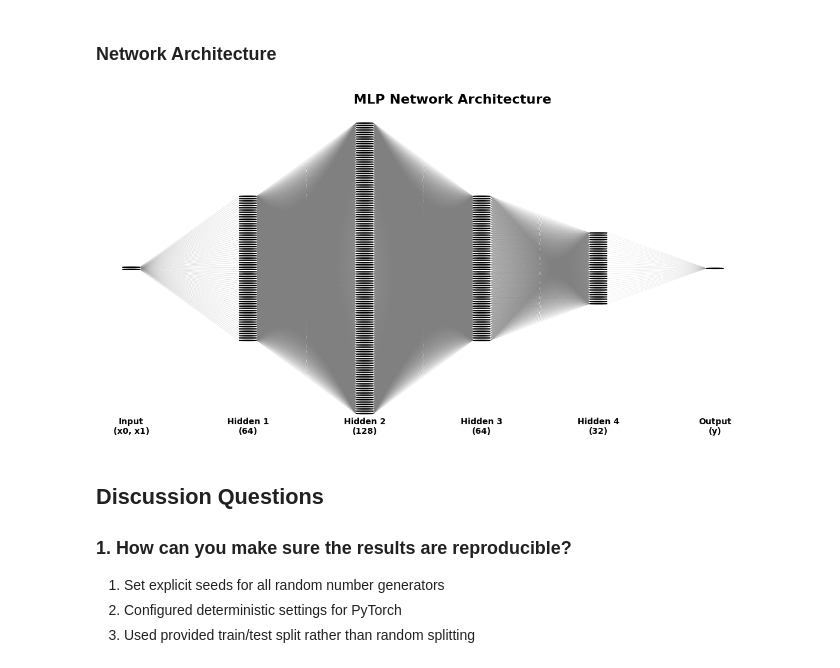
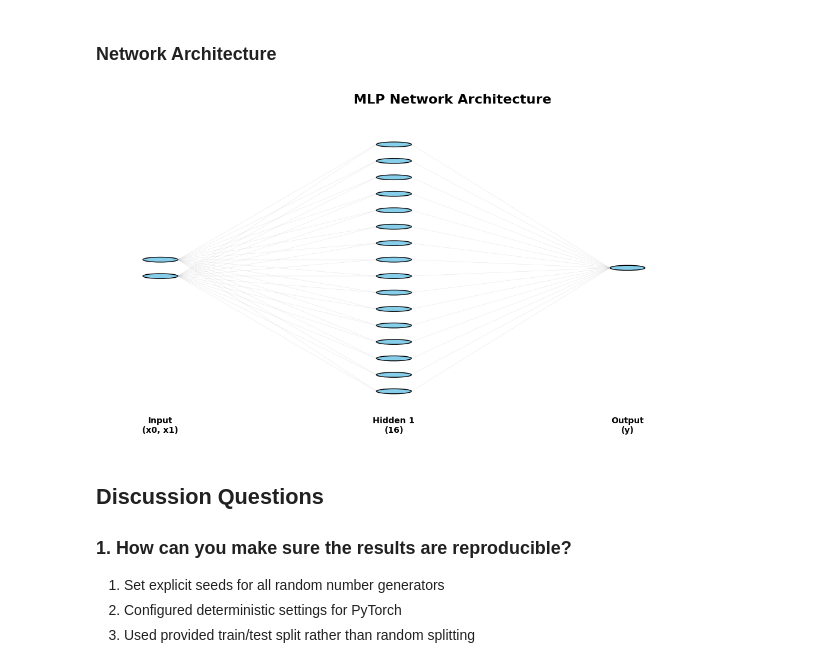
Before and after one commit to aimarchirico/ml, a Jupyter notebook: assignment2/Chapter_2.ipynb, the cells around one changed output. Saved outputs shown, nothing was run; the diff lists cells and outputs as text; code cells hidden in the pictures.

```diff
--- a/assignment2/Chapter_2.ipynb
+++ b/assignment2/Chapter_2.ipynb
@@ -395,9 +398,8 @@ def visualize_architecture():
 
     fig, ax = plt.subplots(figsize=(12, 6))
 
-    layers = [2, 64, 128, 64, 32, 1]  # Layer sizes
-    layer_names = ['Input\n(x0, x1)', 'Hidden 1\n(64)', 'Hidden 2\n(128)',
-                   'Hidden 3\n(64)', 'Hidden 4\n(32)', 'Output\n(y)']
+    layers = [2, 16, 1]  # Layer sizes
+    layer_names = ['Input\n(x0, x1)', 'Hidden 1\n(16)', 'Output\n(y)']
 
     max_neurons = max(layers)
 
@@ -413,34 +415,34 @@ def visualize_architecture():
             circle = plt.Circle((x, y), 0.15, color='skyblue', ec='black', linewidth=1)
             ax.add_patch(circle)
         positions.append(layer_pos)
 
         # layer label
         ax.text(x, -1.5, layer_name, ha='center', va='top', fontsize=10, fontweight='bold')
 
     # Build connection lines
     lines = []
     for i in range(len(positions) - 1):
         src = positions[i]
         dst = positions[i + 1]
         for (x1, y1) in src:
             for (x2, y2) in dst:
                 lines.append([(x1 + 0.15, y1), (x2 - 0.15, y2)])
 
     if lines:
         lc = LineCollection(lines, colors='gray', linewidths=0.3, alpha=0.25)
         ax.add_collection(lc)
 
     ax.set_xlim(-0.5, len(layers) * 2 - 0.5)
     ax.set_ylim(-2, max_neurons + 0.5)
     ax.axis('off')
     ax.set_title('MLP Network Architecture', fontsize=16, fontweight='bold', pad=20)
 
     plt.tight_layout()
     plt.show()
 
 visualize_architecture()
 # %% [output]
-[figure, old version]
+[figure, new version]
 # %% [markdown]
 ## Discussion Questions
 
```
Also changed, not shown: parts of 11 cells of this notebook.
